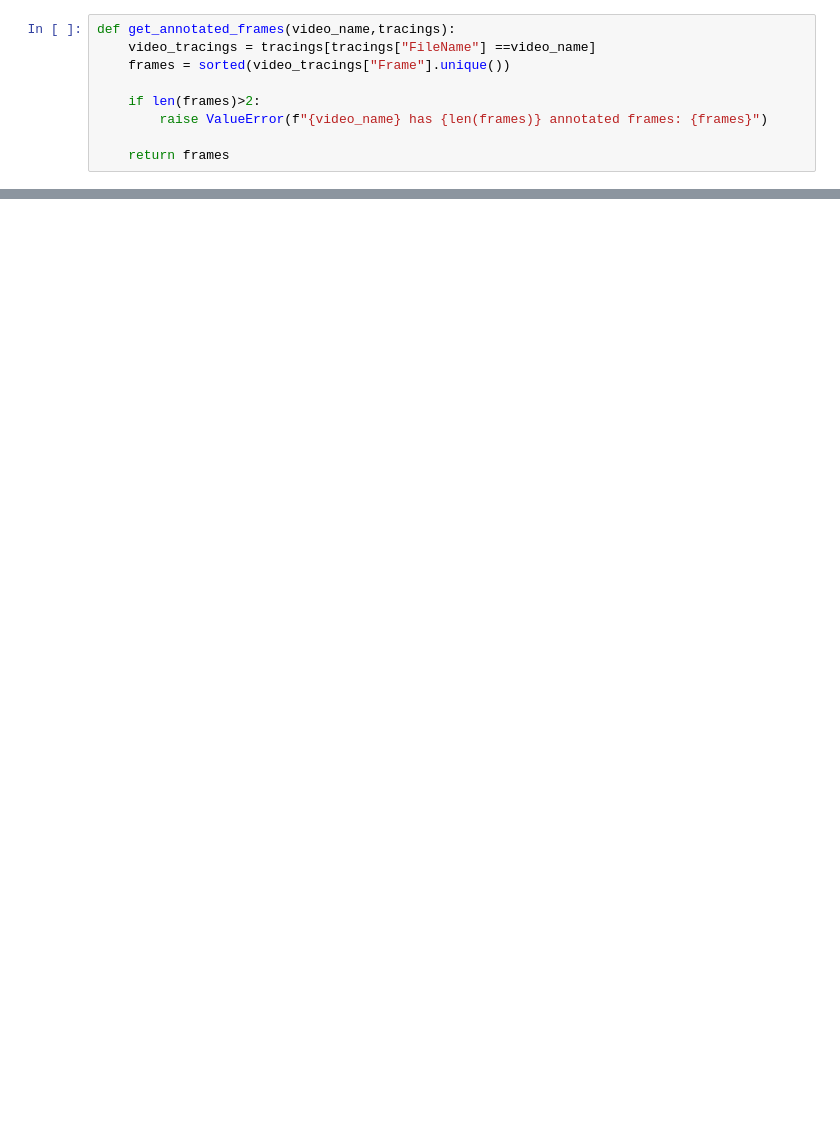
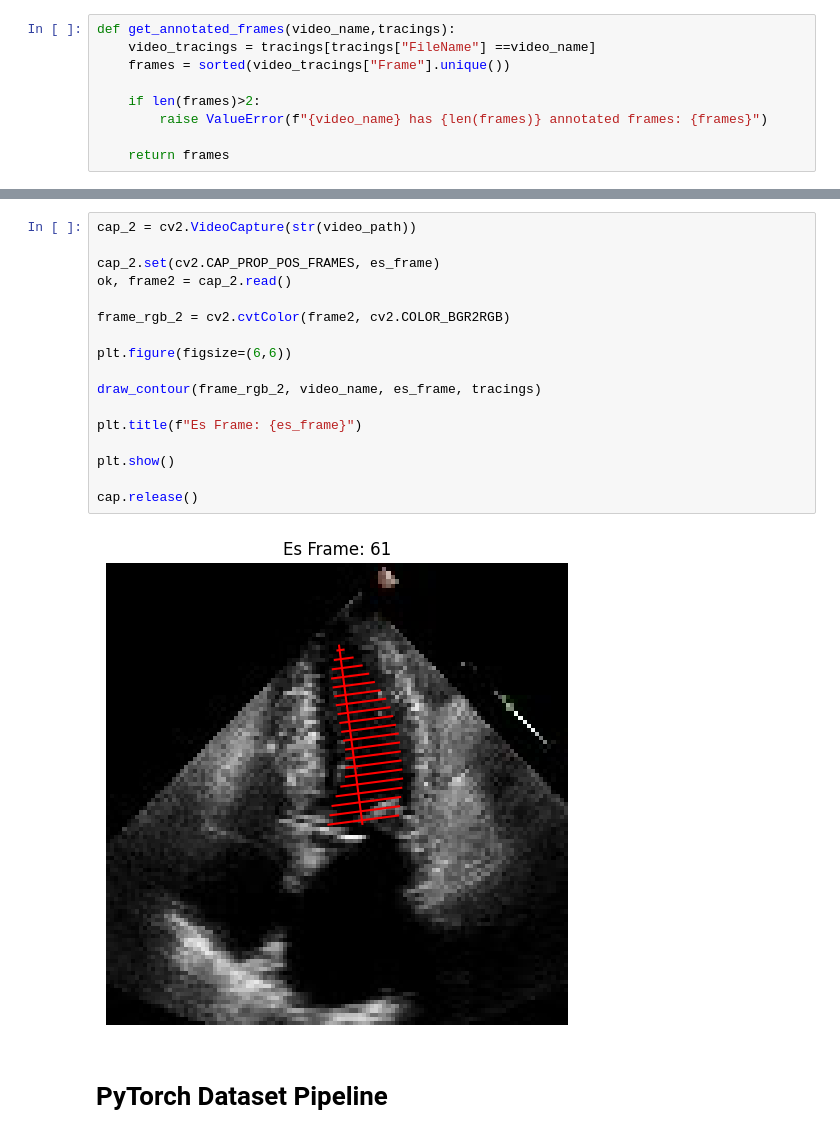
Before and after one commit to vasanth-06V/Medcial-AI-Heart-Disease-prediction, a Jupyter notebook: notebooks/intern2_echo/EDESFramespipeline.ipynb, the cells around one changed output, grey strips where cells are left out. Saved outputs shown, nothing was run; the diff lists cells and outputs as text; blank space fills up the shorter version.

Commit message:
Build EchoNet ED ES preprocessing pipeline

```diff
--- a/notebooks/intern2_echo/EDESFramespipeline.ipynb
+++ b/notebooks/intern2_echo/EDESFramespipeline.ipynb
@@ -175,0 +274,21 @@ torch.Size([2, 3, 224, 224])
+# %%
+cap_2 = cv2.VideoCapture(str(video_path))
+
+cap_2.set(cv2.CAP_PROP_POS_FRAMES, es_frame)
+ok, frame2 = cap_2.read()
+
+frame_rgb_2 = cv2.cvtColor(frame2, cv2.COLOR_BGR2RGB)
+
+plt.figure(figsize=(6,6))
+
+draw_contour(frame_rgb_2, video_name, es_frame, tracings)
+
+plt.title(f"Es Frame: {es_frame}")
+
+plt.show()
+
+cap.release()
+# %% [output]
+[figure, added]
+# %% [markdown]
+# PyTorch Dataset Pipeline
```
Also changed, not shown: parts of 32 cells of this notebook.
